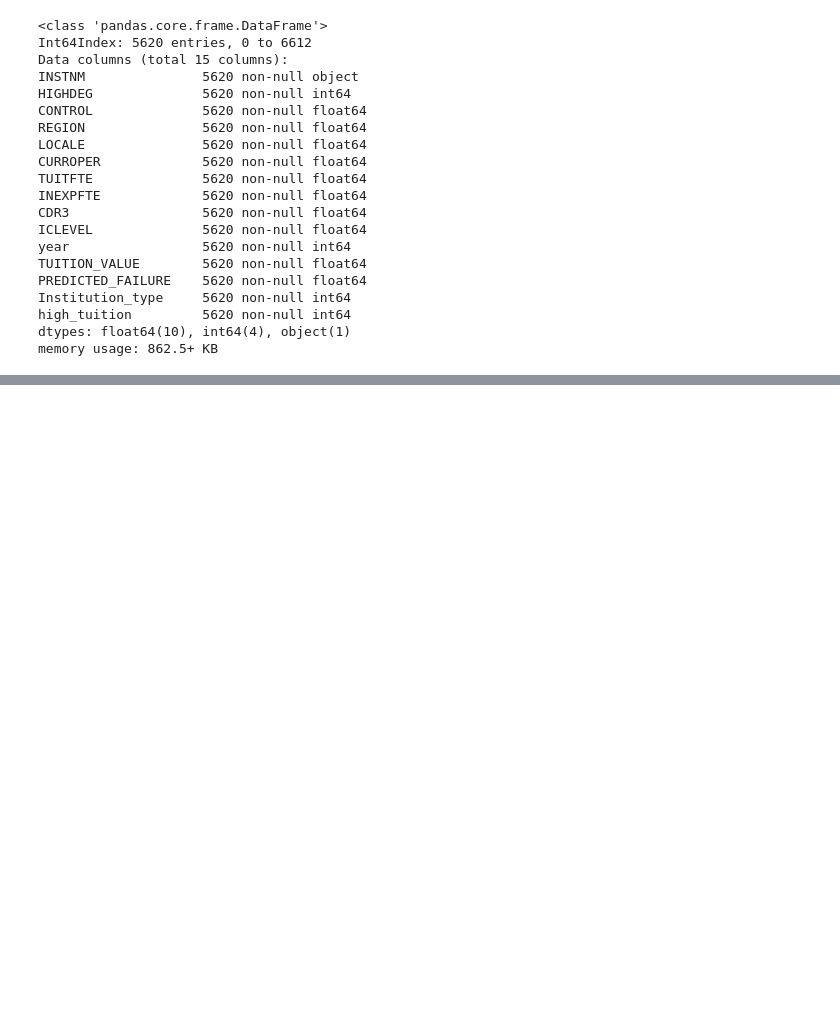
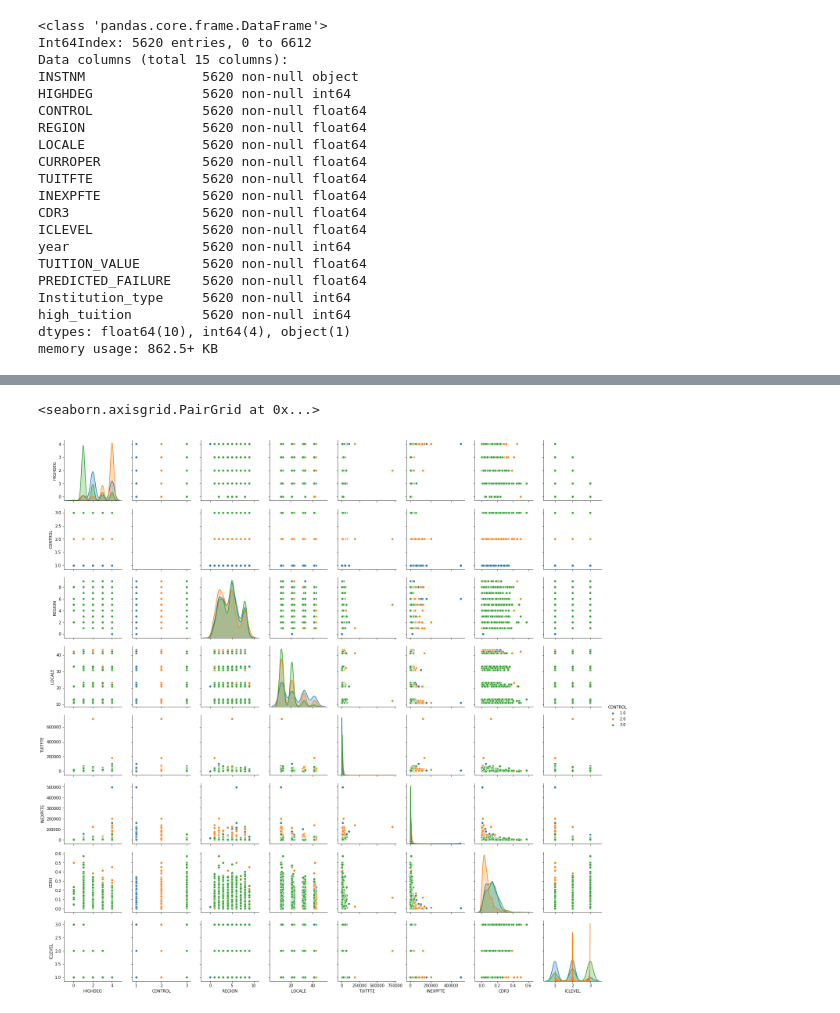
Before and after one commit to CliffordBridges/College-Scorecards-Uses-and-Insights, a Jupyter notebook: CMB_EDA_College_Dataset.ipynb, the cells around one changed output, grey strips where cells are left out. Cells and saved outputs as stored; diff of their text form; code cells hidden in the pictures; blank space fills up the shorter version.

```diff
--- a/CMB_EDA_College_Dataset.ipynb
+++ b/CMB_EDA_College_Dataset.ipynb
@@ -283,0 +418,5 @@ plt.show()
+# %%
+sns.pairplot(X, hue='CONTROL')
+# %% [output]
+<seaborn.axisgrid.PairGrid at 0x...>
+[figure, added]
```
Also changed, not shown: parts of 28 cells of this notebook.
